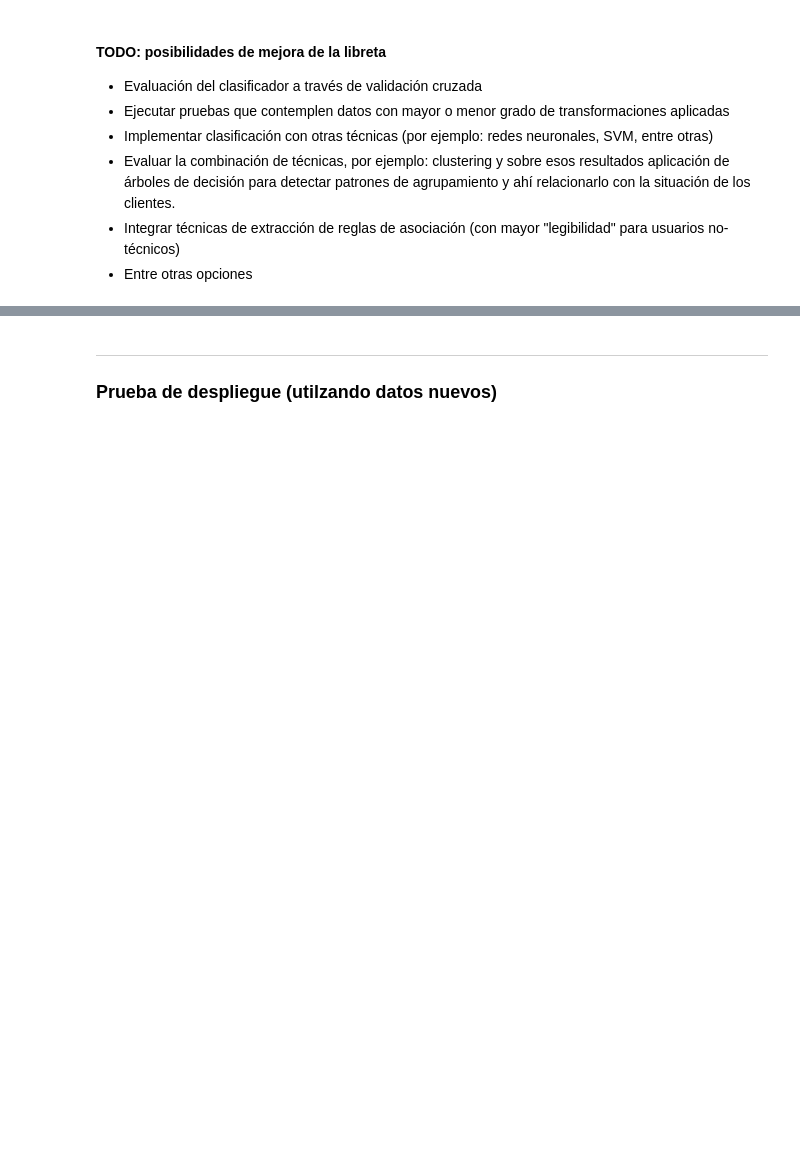
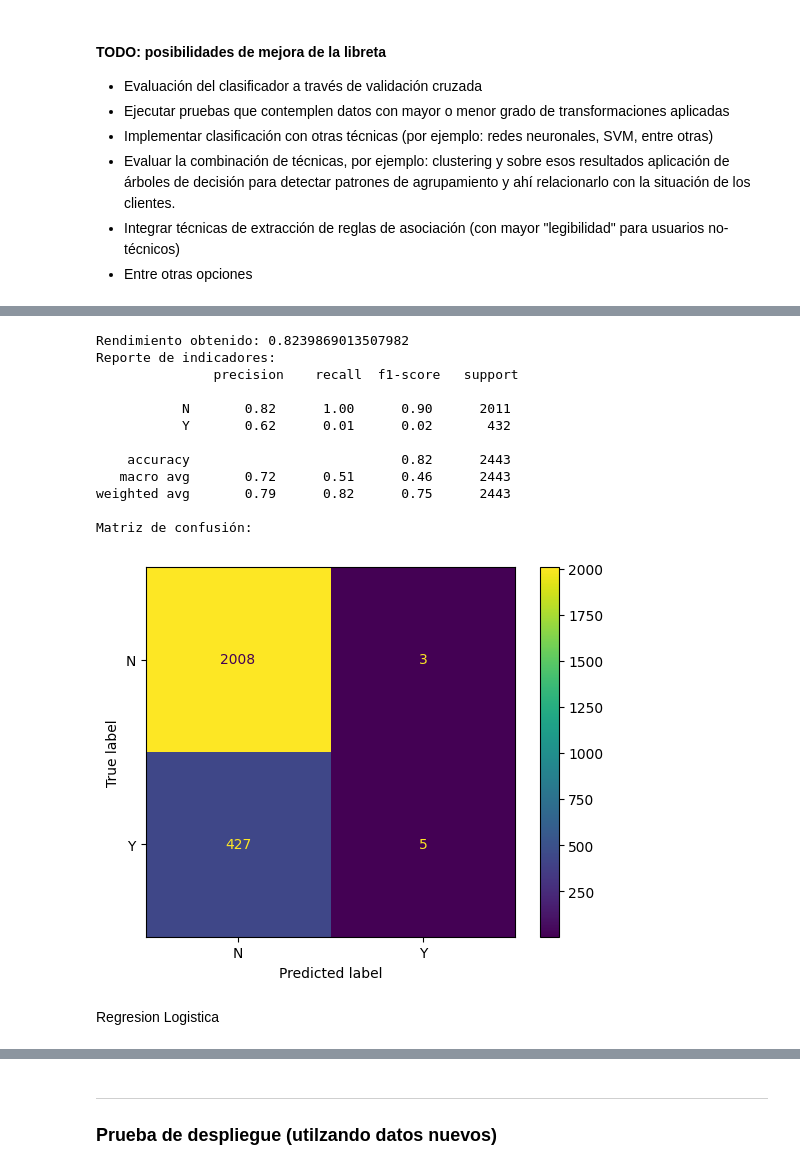
Before and after one commit to aasitimb/AP1_Repositorio, a Jupyter notebook: notebooks/04_Modelado_Evaluación/MD01 - Modelado.ipynb, the cells around one changed output, grey strips where cells are left out. Saved outputs shown, nothing was run; the diff lists cells and outputs as text; code cells hidden in the pictures; blank space fills up the shorter version.

```diff
--- a/notebooks/04_Modelado_Evaluación/MD01 - Modelado.ipynb
+++ b/notebooks/04_Modelado_Evaluación/MD01 - Modelado.ipynb
@@ -222,0 +368,28 @@ evaluar_modelo(dtc, test_data, test_labels)
+# %%
+from sklearn.neighbors import KNeighborsClassifier
+
+with mlflow.start_run(run_name='KNN'):
+    knn = KNeighborsClassifier(n_neighbors=60,
+                               algorithm = 'auto',
+                               leaf_size = 5,
+                               weights='distance')
+
+    knn.fit(train_data, train_labels)
+# %%
+evaluar_modelo(knn, test_data, test_labels)
+# %% [output]
+Rendimiento obtenido: 0.8239869013507982
+Reporte de indicadores:
+               precision    recall  f1-score   support
+
+           N       0.82      1.00      0.90      2011
+           Y       0.62      0.01      0.02       432
+
+    accuracy                           0.82      2443
+   macro avg       0.72      0.51      0.46      2443
+weighted avg       0.79      0.82      0.75      2443
+
+Matriz de confusión:
+[figure, added]
+# %% [markdown]
+Regresion Logistica
```
Also changed, not shown: parts of 25 cells of this notebook.
